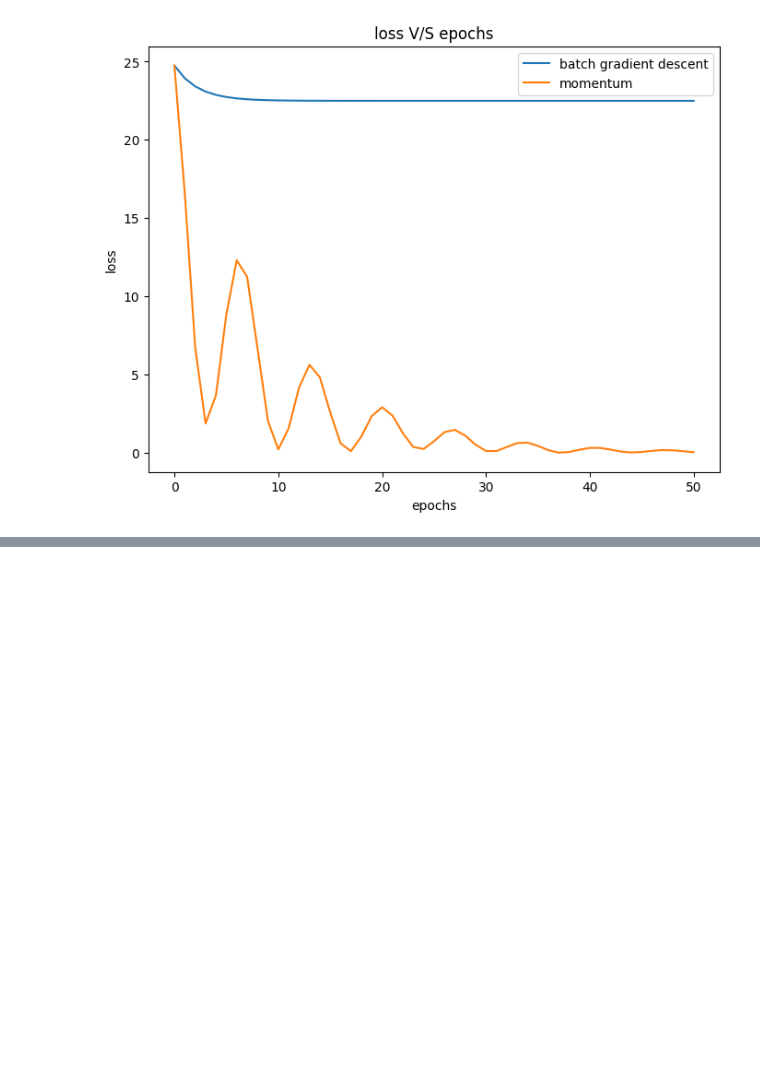
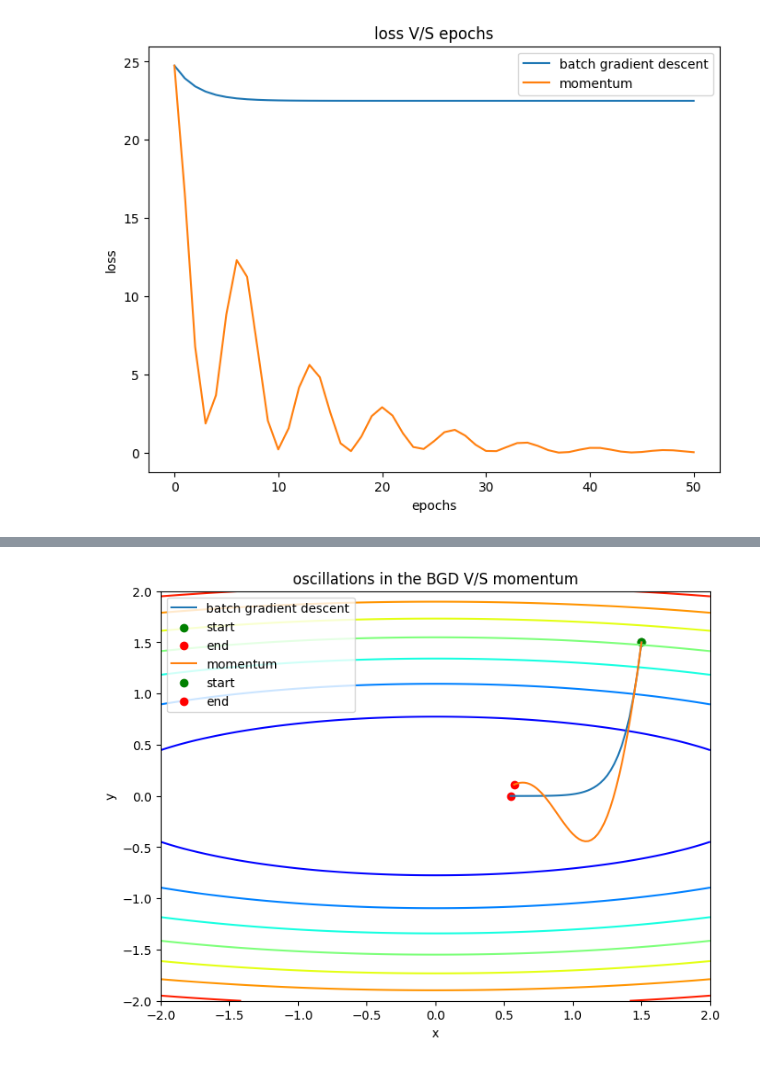
Before and after one commit to Probingbug/foundations-for-ML, a Jupyter notebook: momentum_based_gradient_descent.ipynb, the cells around one changed output, grey strips where cells are left out. Cells and saved outputs as stored; diff of their text form; code cells hidden in the pictures; blank space fills up the shorter version.

```diff
--- a/momentum_based_gradient_descent.ipynb
+++ b/momentum_based_gradient_descent.ipynb
@@ -103,0 +124,13 @@ plot_losses([losses_bgd,losses_momentum],['batch gradient descent','momentum'],"
+# %%
+eta_bgd=0.01
+eta_moementum=0.01
+beta = 0.9
+epochs=50
+start_points=(1.5,1.5)
+# %%
+path_bgd,losses_bgd=batch_gradient_descent(quadratic_grad,eta_bgd,epochs,start_points)
+path_momentum,losses_momentum=gradient_descent_momentum(quadratic_grad,eta_moementum,beta,epochs,start_points)
+# %%
+path_plot(quadratic_loss,[path_bgd,path_momentum],['batch gradient descent','momentum'],"oscillations in the BGD V/S momentum")
+# %% [output]
+[figure, added]
```
Also changed, not shown: parts of 3 cells of this notebook.
